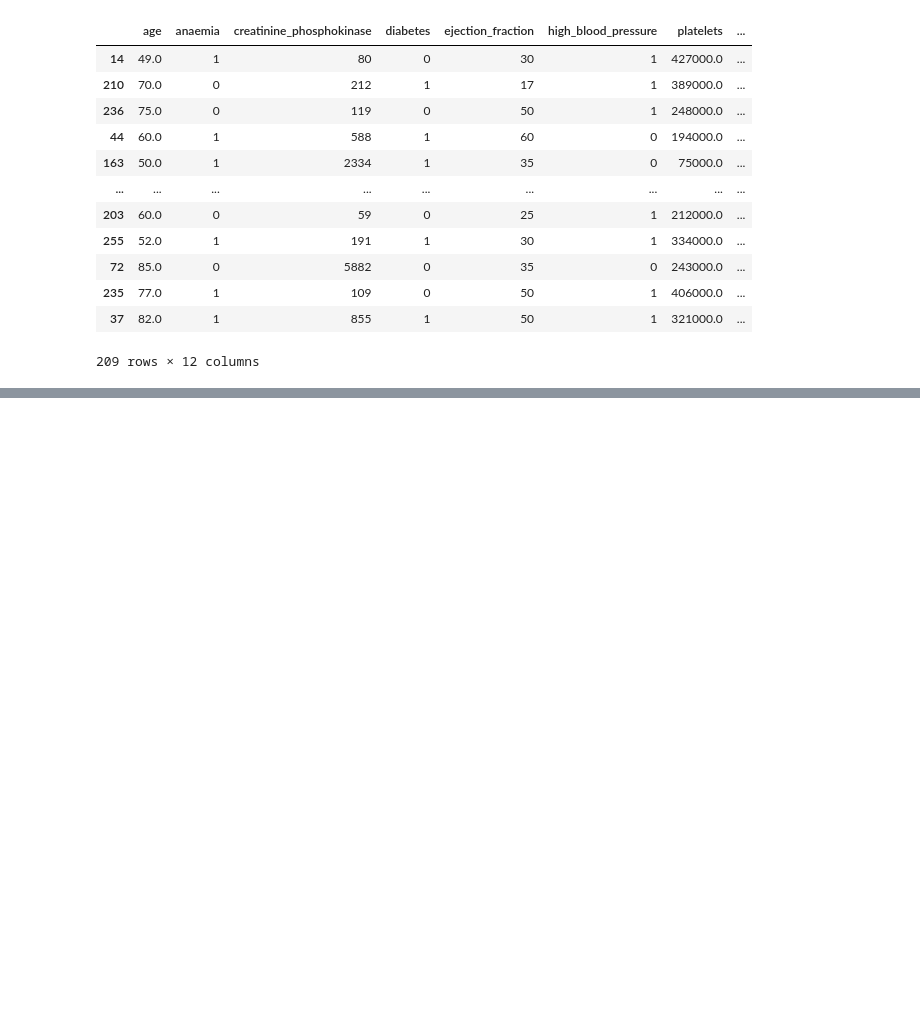
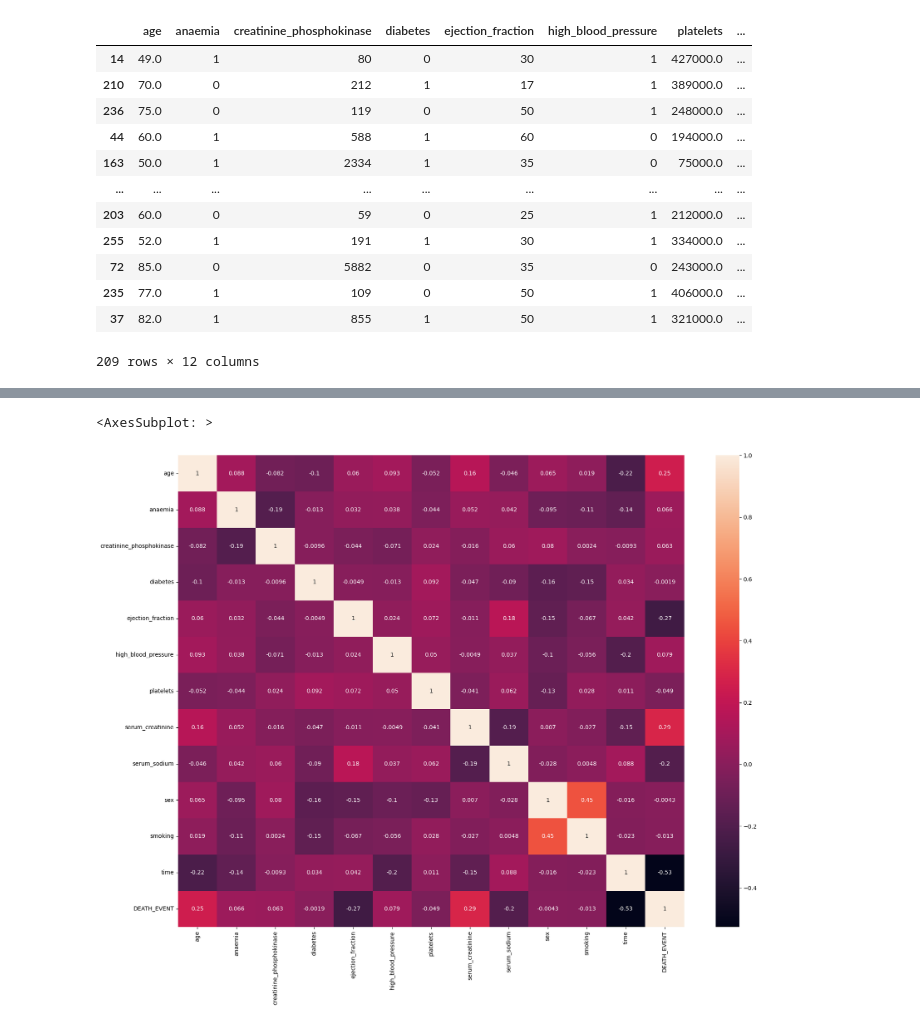
Before and after one commit to AltafUddin18/ConfusionMatrix-Class-8, a Jupyter notebook: confusionmatrix-class-8.ipynb, the cells around one changed output, grey strips where cells are left out. Drawn from its saved outputs; the diff is of its cells as text; code cells hidden in the pictures; blank space fills up the shorter version.

```diff
--- a/confusionmatrix-class-8.ipynb
+++ b/confusionmatrix-class-8.ipynb
@@ -156,0 +227,6 @@ xtrain
+# %%
+plt.figure(figsize=(20,15))
+sns.heatmap(df.corr(), annot=True)
+# %% [output]
+<AxesSubplot: >
+[figure, added]
```
Also changed, not shown: parts of 19 cells of this notebook.
